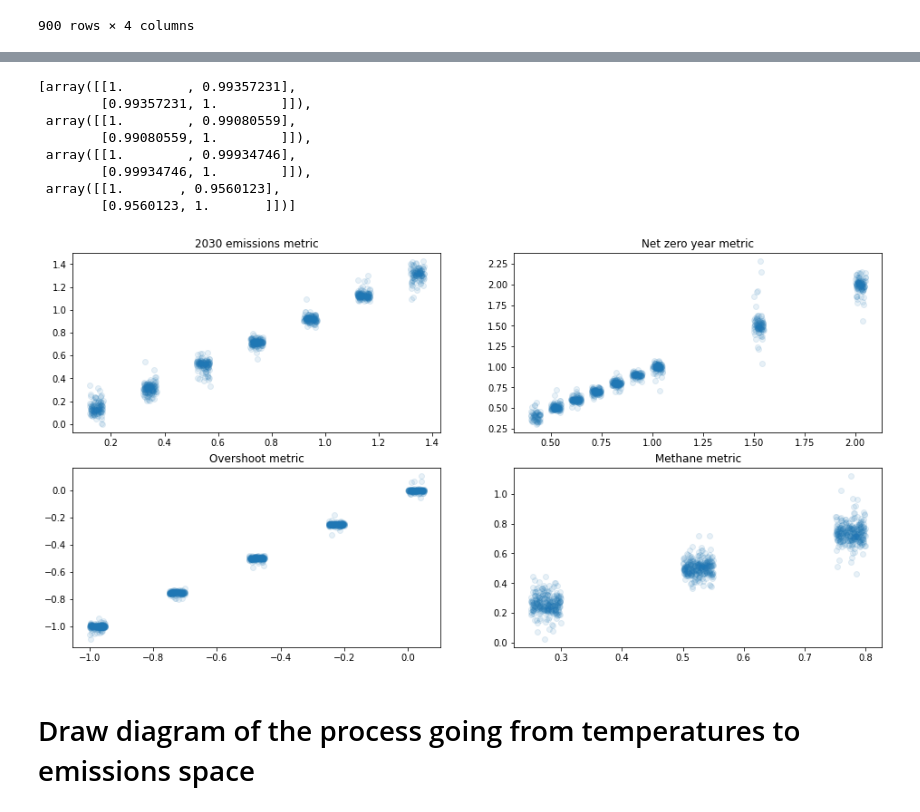
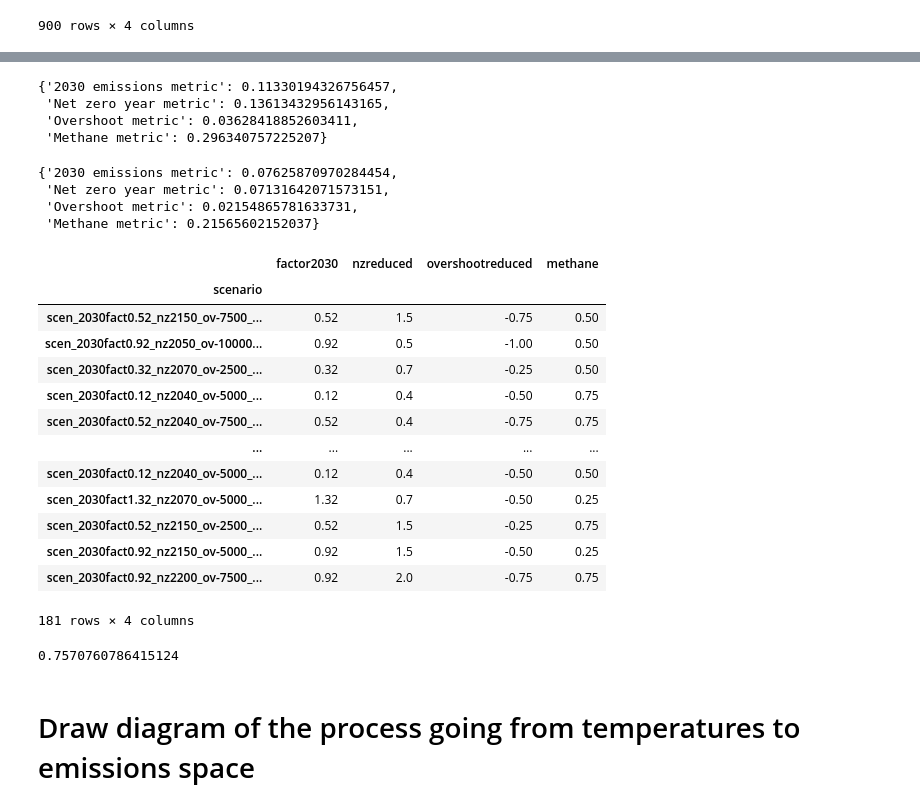
Before and after one commit to Rlamboll/PROVIDEemissions, a Jupyter notebook: notebooks/reverseImpacts.ipynb, the cells around one changed output, grey strips where cells are left out. Drawn from its saved outputs; the diff is of its cells as text; code cells hidden in the pictures.

```diff
--- a/notebooks/reverseImpacts.ipynb
+++ b/notebooks/reverseImpacts.ipynb
@@ -405,0 +406,21 @@ corcoefs
+# %%
+acccoefs = {}
+for i in range(4):
+    vals = ((pca_res_test.iloc[:, i] - predicted[:, i]) ** 2)
+    acccoefs[titles[i]] = np.mean(vals) ** 0.5 / np.std(pca_res_test.iloc[:, i])
+acccoefs
+# %% [output]
+{'2030 emissions metric': 0.11330194326756457,
+ 'Net zero year metric': 0.13613432956143165,
+ 'Overshoot metric': 0.03628418852603411,
+ 'Methane metric': 0.296340757225207}
+# %%
+abserror = {}
+for i in range(4):
+    abserror[titles[i]] = np.mean(np.abs(pca_res_test.iloc[:, i] - predicted[:, i])) / np.std(pca_res_test.iloc[:, i])
+abserror
+# %% [output]
+{'2030 emissions metric': 0.07625870970284454,
+ 'Net zero year metric': 0.07131642071573151,
+ 'Overshoot metric': 0.02154865781633731,
+ 'Methane metric': 0.21565602152037}
@@ -407,28 +430,35 @@ corcoefs
 # Interestingly, if the training data does not include different quantiles,
 # its ability to predict methane substantially declines (within the same quantile),
 # indicating an overtraining risk
-q50 = pcadf[pcadf["quantile"] == 0.5].index
-q50_test_ind = [i in q50 for i in pca_res_test.index]
+poly05 = PolynomialFeatures(degree=6)
+poly_train05 = poly.fit_transform(pca_train[pca_train["quantile"] == 0.5])
+pca_res_train05 = pca_res_train[pca_train["quantile"] == 0.5]
+poly_test05 = poly.fit_transform(pca_test[pca_test["quantile"] == 0.5])
+pca_res_test05 = pca_res_test[pca_test["quantile"] == 0.5]
-# %%
-plt.figure(figsize=(16, 8))
-corcoefsq5 = []
-titles = ["2030 emissions metric", "Net zero year metric", "Overshoot metric", "Methane metric"]
-for i in range(4):
-    ax=plt.subplot(2, 2, i+1)
-    plt.scatter(pca_res_test.iloc[q50_test_ind, i]+0.05*np.random.rand(sum(q50_test_ind)), predicted[q50_test_ind, i], alpha=0.1)
-    plt.title(titles[i])
-    corcoefsq5.append(np.corrcoef(pca_res_test.iloc[q50_test_ind, i], predicted[q50_test_ind, i]))
-corcoefsq5
-# %% [output]
-[array([[1.        , 0.99357231],
-        [0.99357231, 1.        ]]),
- array([[1.        , 0.99080559],
-        [0.99080559, 1.        ]]),
- array([[1.        , 0.99934746],
-        [0.99934746, 1.        ]]),
- array([[1.       , 0.9560123],
-        [0.9560123, 1.       ]])]
-[figure, removed]
+# %%
+pca_res_test05
+# %% [output]
+|  | factor2030 | nzreduced | overshootreduced | methane |
+| scenario |  |  |  |  |
+| scen_2030fact0.52_nz2150_ov-7500_... | 0.52 | 1.5 | -0.75 | 0.50 |
+| scen_2030fact0.92_nz2050_ov-10000... | 0.92 | 0.5 | -1.00 | 0.50 |
+| scen_2030fact0.32_nz2070_ov-2500_... | 0.32 | 0.7 | -0.25 | 0.50 |
+| scen_2030fact0.12_nz2040_ov-5000_... | 0.12 | 0.4 | -0.50 | 0.75 |
+| scen_2030fact0.52_nz2040_ov-7500_... | 0.52 | 0.4 | -0.75 | 0.75 |
+| ... | ... | ... | ... | ... |
+| scen_2030fact0.12_nz2040_ov-5000_... | 0.12 | 0.4 | -0.50 | 0.50 |
+| scen_2030fact1.32_nz2070_ov-5000_... | 1.32 | 0.7 | -0.50 | 0.25 |
+| scen_2030fact0.52_nz2150_ov-2500_... | 0.52 | 1.5 | -0.25 | 0.75 |
+| scen_2030fact0.92_nz2150_ov-5000_... | 0.92 | 1.5 | -0.50 | 0.25 |
+| scen_2030fact0.92_nz2200_ov-7500_... | 0.92 | 2.0 | -0.75 | 0.75 |
+181 rows × 4 columns
+# %%
+regression05 = linear_model.LinearRegression()
+poly_model05 = regression05.fit(poly_train05, pca_res_train05)
+score05 = poly_model05.score(poly_test05, pca_res_test05)
+score05
+# %% [output]
+0.7570760786415124
 # %% [markdown]
 # Draw diagram of the process going from temperatures to emissions space
 # %%
```
Also changed, not shown: parts of 10 cells of this notebook.
